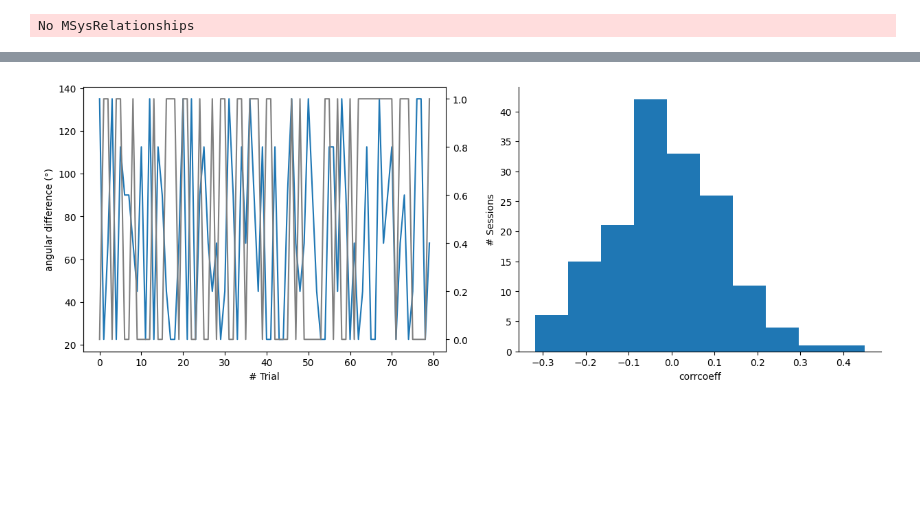
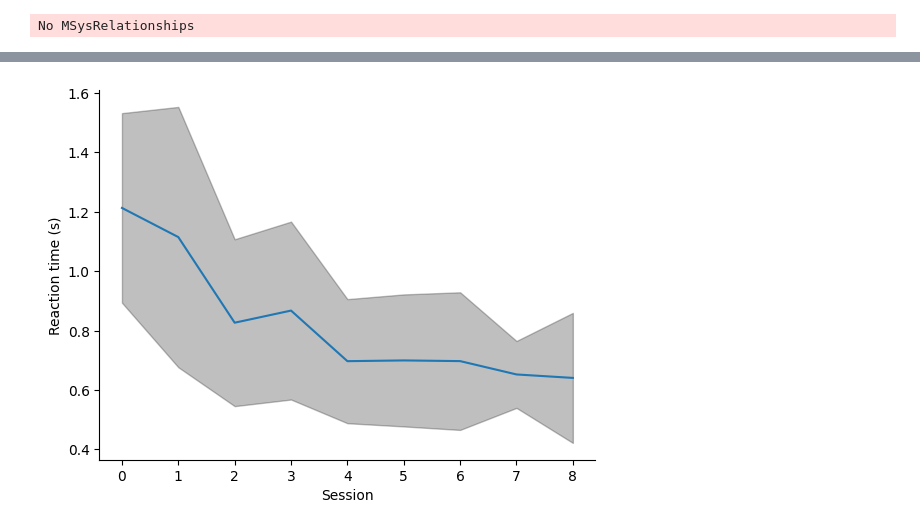
Before and after one commit to yger/equipsy, a Jupyter notebook: results/analysis.ipynb, the cells around one changed output, grey strips where cells are left out. Drawn from its saved outputs; the diff is of its cells as text; code cells hidden in the pictures; blank space fills up the shorter version.

```diff
--- a/results/analysis.ipynb
+++ b/results/analysis.ipynb
@@ -172,31 +89,5 @@ R-squared: 0.023923
-# %%
-all_reaction_times = np.array(all_reaction_times)
-all_perfs = np.array(all_perfs)
-all_types = np.array(all_types)
-
-fix, axes = plt.subplots(ncols=2, nrows=1, figsize=(15, 5))
-
-tmp = np.array(e.get_angular_differences())
-
-axes[0].set_ylabel('angular difference (°)')
-axes[0].set_xlabel('# Trial')
-#axes[0].plot(tmp, e.get_responses(), '.')
-
-# axes[1].set_xlabel('reaction time (s)')
-# axes[1].set_ylabel('Performances')
-from scipy import stats
-res = stats.linregress(tmp, e.get_responses())
-axes[0].plot(tmp)
-ax2 = axes[0].twinx()
-ax2.plot(e.get_responses(), c='0.5')
-#axes[0].plot(tmp, res.intercept + res.slope*tmp, 'r', label='fitted line')
-# print(f"R-squared: {res.rvalue**2:.6f}")
-axes[1].hist(all_corrcoeffs, 10)
-axes[1].set_xlabel('corrcoeff')
-axes[1].set_ylabel('# Sessions')
-from plotting import _simpleaxis
-_simpleaxis(axes[1])
-_simpleaxis(axes[0])
-plt.savefig('angle_vs_time.png')
-# %% [output]
-[figure, removed]
+# %%
+from plotting import average_reaction_time
+average_reaction_time(group_experiments)
+# %% [output]
+[figure, added]
```
Also changed, not shown: parts of 11 cells of this notebook, 1 other file.
